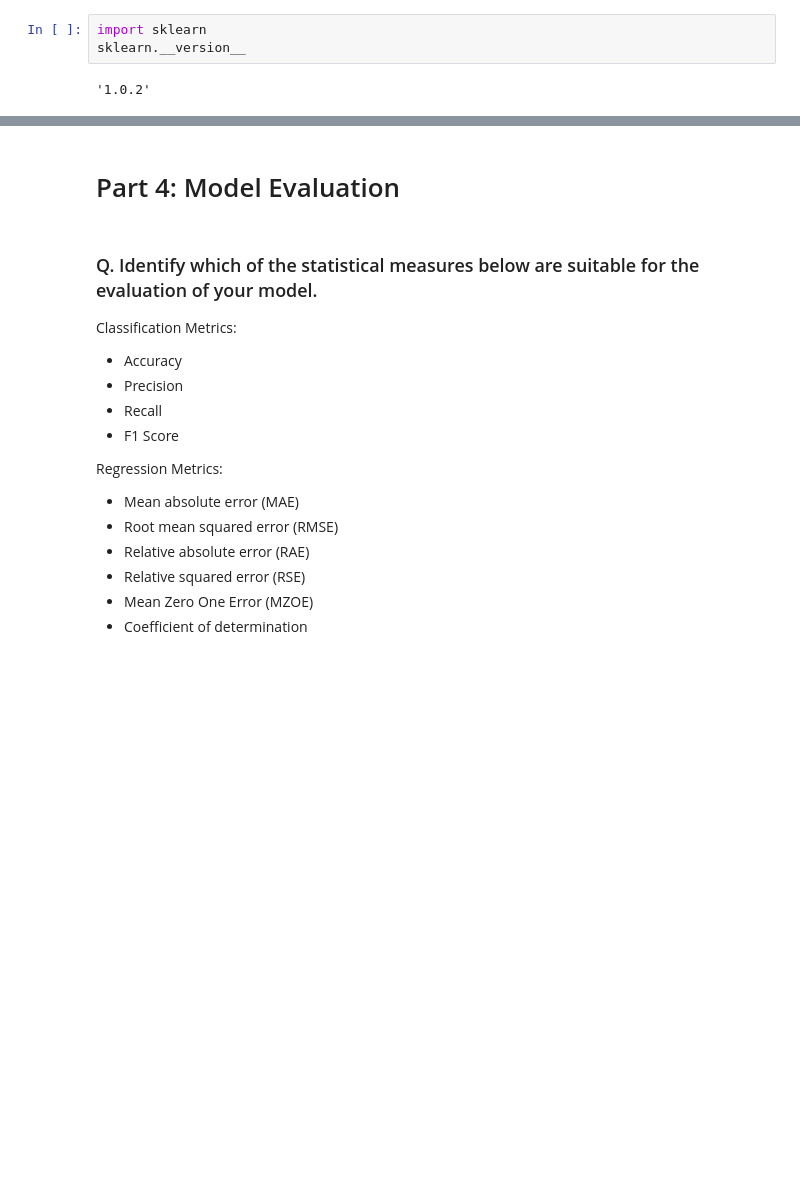
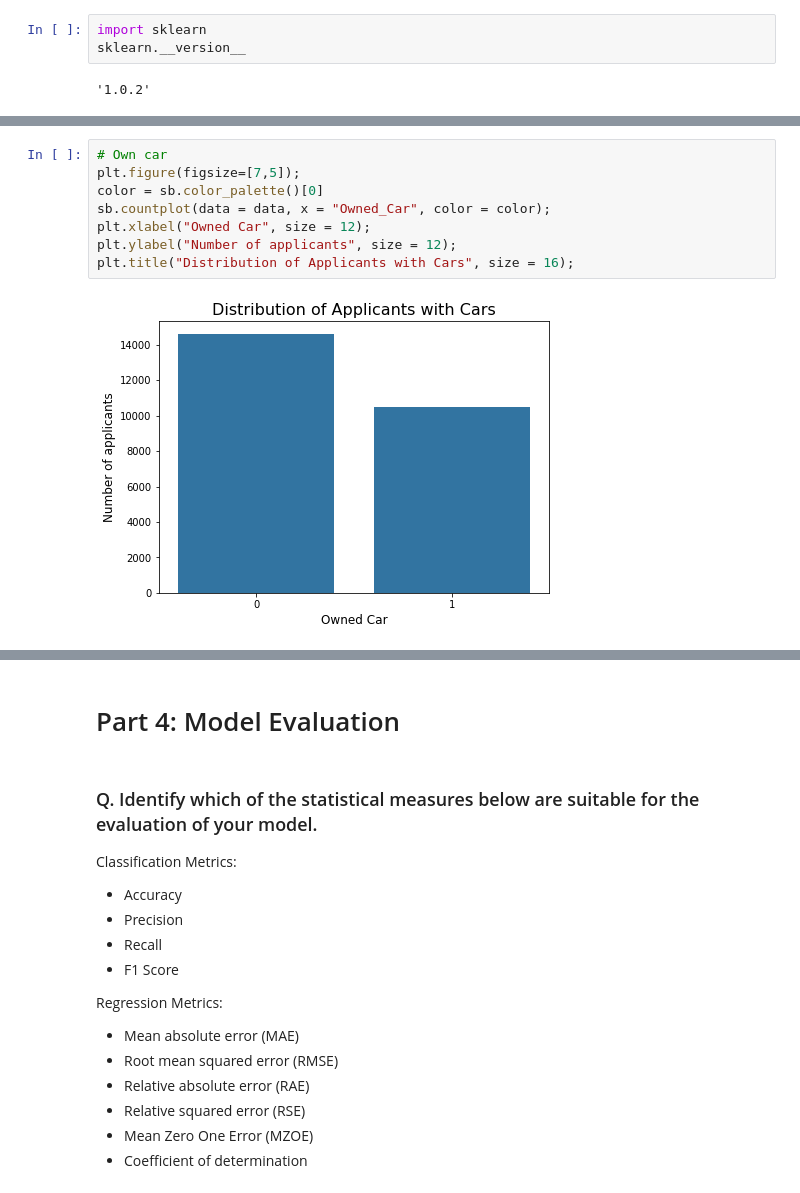
Before and after one commit to ShodekeA/MyProjects, a Jupyter notebook: Credit_card_application_AS.ipynb, the cells around one changed output, grey strips where cells are left out. Cells and saved outputs as stored; diff of their text form; blank space fills up the shorter version.

```diff
--- a/Credit_card_application_AS.ipynb
+++ b/Credit_card_application_AS.ipynb
@@ -293,0 +322,10 @@ sklearn.__version__
+# %%
+# Own car
+plt.figure(figsize=[7,5]);
+color = sb.color_palette()[0]
+sb.countplot(data = data, x = "Owned_Car", color = color);
+plt.xlabel("Owned Car", size = 12);
+plt.ylabel("Number of applicants", size = 12);
+plt.title("Distribution of Applicants with Cars", size = 16);
+# %% [output]
+[figure, added]
```
Also changed, not shown: parts of 14 cells of this notebook.
